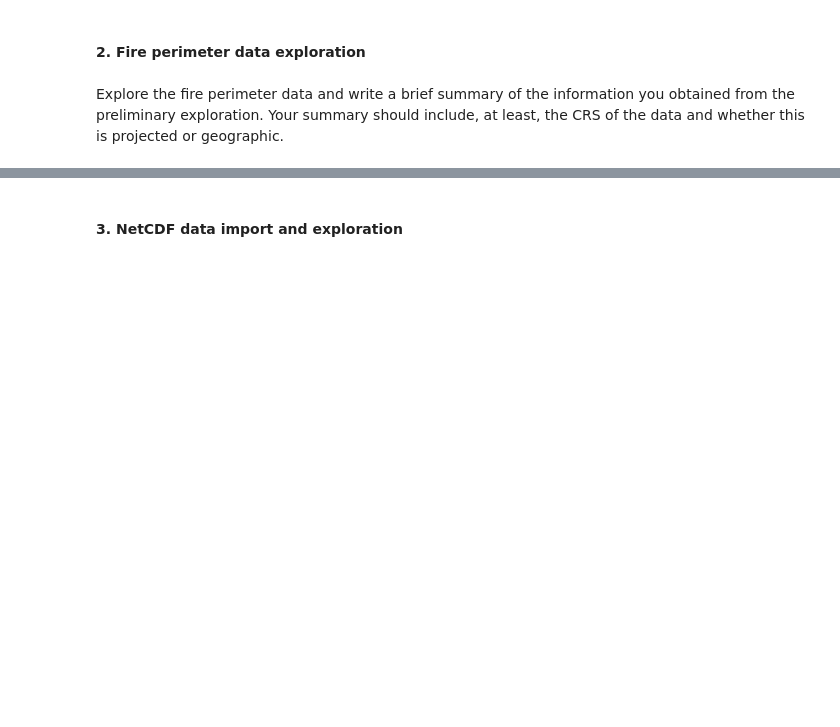
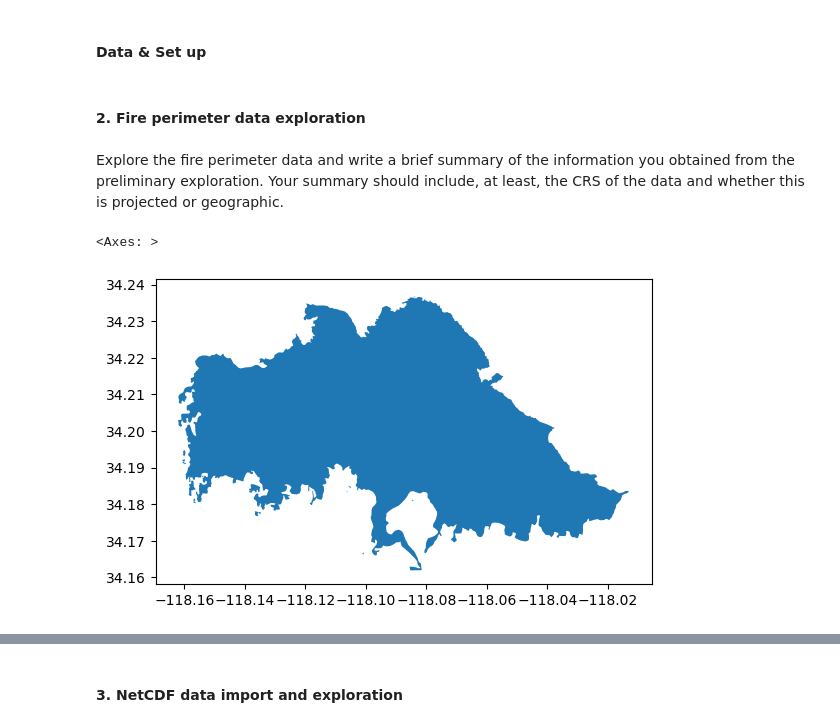
Before and after one commit to Karlavramos/eds220-hwk4, a Jupyter notebook: hwk4-task2-false-color-Ramos.ipynb, the cells around one changed output, grey strips where cells are left out. Saved outputs shown, nothing was run; the diff lists cells and outputs as text; code cells hidden in the pictures; blank space fills up the shorter version.

Commit message:
update data exploration

```diff
--- a/hwk4-task2-false-color-Ramos.ipynb
+++ b/hwk4-task2-false-color-Ramos.ipynb
@@ -1,2 +1,2 @@
 # %% [markdown]
-#### 2. Fire perimeter data exploration
+#### Data & Set up
@@ -3,2 +12,18 @@
+# %%
+# Upload Easton fire and Palisides fire paremeters
+
+fp = os.path.join('data','Eaton_Perimeter_20250121','Eaton_Perimeter_20250121.shp')
+eaton = gpd.read_file(fp)
+
+
+fp = os.path.join('data','Palisades_Perimieter_20250121','Palisades_Perimieter_20250121.shp')
+palisades = gpd.read_file(fp)
+# %% [markdown]
+#### 2. Fire perimeter data exploration
 # %% [markdown]
 Explore the fire perimeter data and write a brief summary of the information you obtained from the preliminary exploration. Your summary should include, at least, the CRS of the data and whether this is projected or geographic.
+# %%
+eaton.plot()
+# %% [output]
+<Axes: >
+[figure, added]
```
Also changed, not shown: parts of 9 cells of this notebook.
